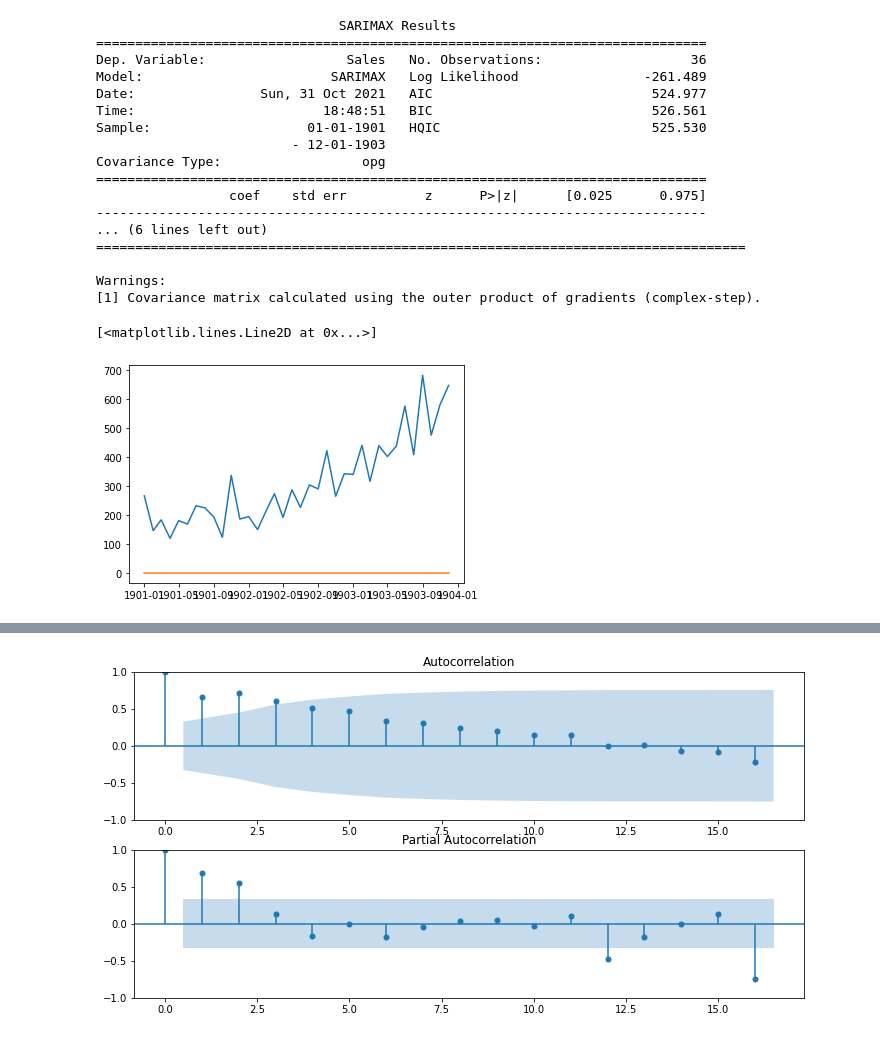
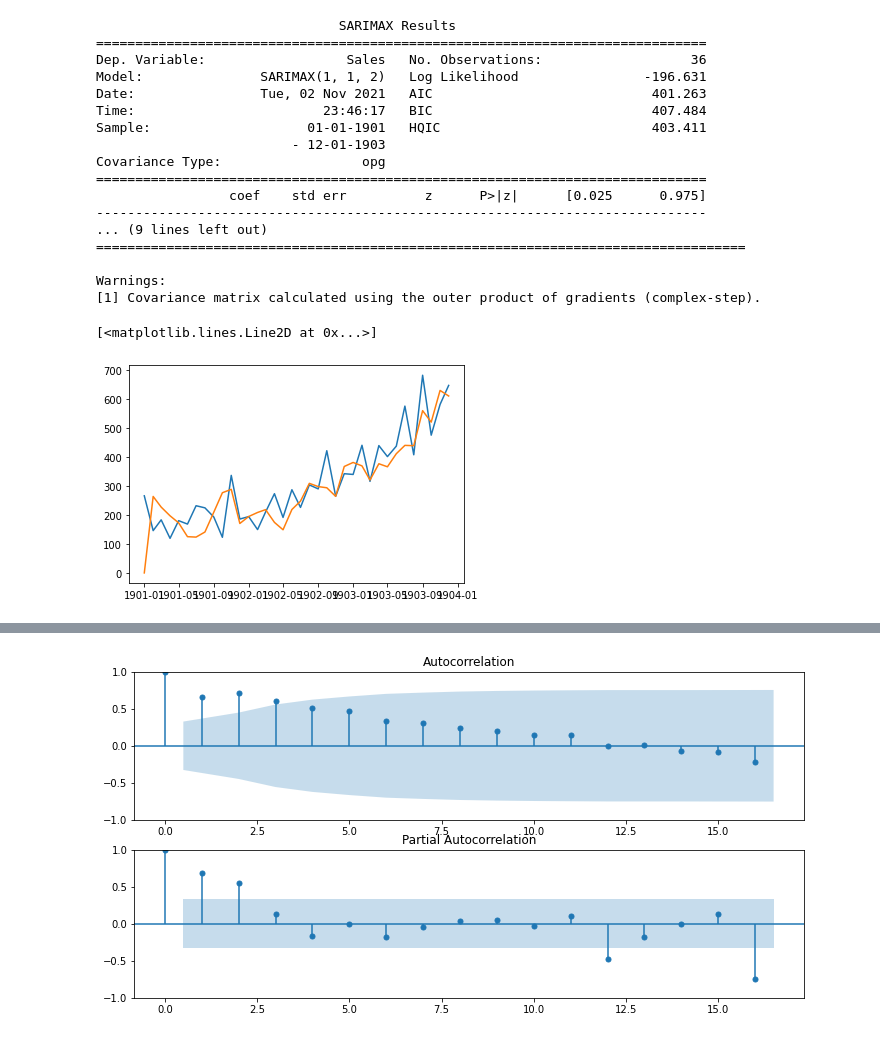
Before and after one commit to matt-juan23/time-series-forecasting, a Jupyter notebook: ARIMA.ipynb, the cells around one changed output, grey strips where cells are left out. Saved outputs shown, nothing was run; the diff lists cells and outputs as text; code cells hidden in the pictures.

```diff
--- a/ARIMA.ipynb
+++ b/ARIMA.ipynb
@@ -210,7 +281,7 @@ def AIC(y, pred, p, q):
 data = pd.read_csv("shampoo.csv", header=0, index_col=0, parse_dates=True, date_parser=parser)
 first = data.diff()
 # %%
-model = SARIMAX(data, order=(0,0,0))
+model = SARIMAX(data, order=(1,1,2))
 # model = ARIMA(first.dropna().values, order=(0,0,1))
 fitted = model.fit()
 print(fitted.summary())
@@ -218,37 +289,37 @@ print(fitted.summary())
 # pd.DataFrame(fitted.resid, columns=["residual"]).plot(kind="kde")
 # plt.show()
 predicted = fitted.predict()
 # predicted = fitted.predict(start=0, end=len(first)-1)
 df = pd.DataFrame()
 df["original"] = data.Sales
 # df["original"] = first
 df["predicted"] = predicted
 df = df.dropna()
 # df[["original", "predicted"]].plot()
 # print("Mean squared error:", mean_squared_error(df["original"], df["predicted"]))
 forecast = fitted.forecast(20)
 plt.plot(df["original"])
 plt.plot(df["predicted"])
 # plt.plot(forecast)
 # plt.show()
 # %% [output]
                                SARIMAX Results
 ==============================================================================
 Dep. Variable:                  Sales   No. Observations:                   36
-Model:                        SARIMAX   Log Likelihood                -261.489
-Date:                Sun, 31 Oct 2021   AIC                            524.977
-Time:                        18:48:51   BIC                            526.561
-Sample:                    01-01-1901   HQIC                           525.530
+Model:               SARIMAX(1, 1, 2)   Log Likelihood                -196.631
+Date:                Tue, 02 Nov 2021   AIC                            401.263
+Time:                        23:46:17   BIC                            407.484
+Sample:                    01-01-1901   HQIC                           403.411
                          - 12-01-1903
 Covariance Type:                  opg
 ==============================================================================
                  coef    std err          z      P>|z|      [0.025      0.975]
 ------------------------------------------------------------------------------
-... (6 lines left out)
+... (9 lines left out)
 ===================================================================================
 
 Warnings:
 [1] Covariance matrix calculated using the outer product of gradients (complex-step).
 [<matplotlib.lines.Line2D at 0x...>]
-[figure, old version]
+[figure, new version]
 # %%
```
Also changed, not shown: parts of 5 cells of this notebook.
